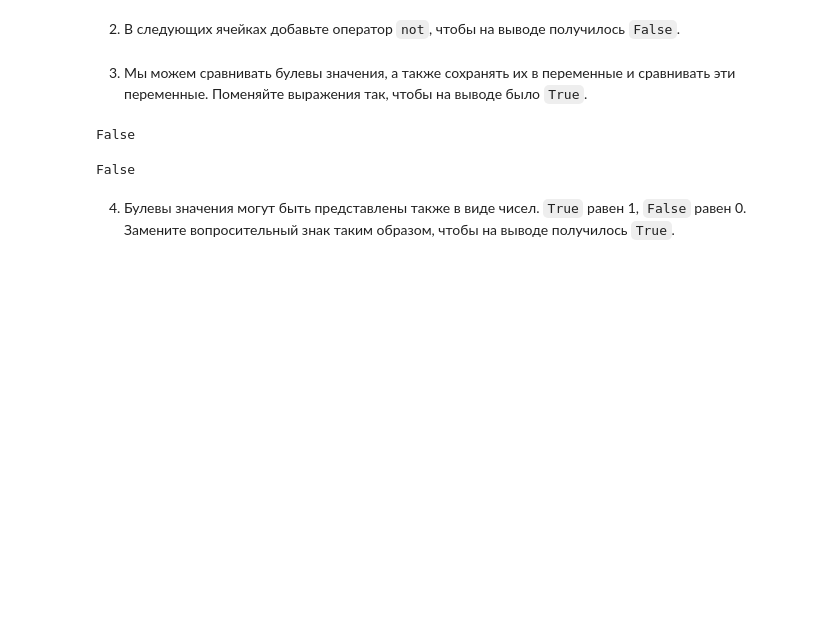
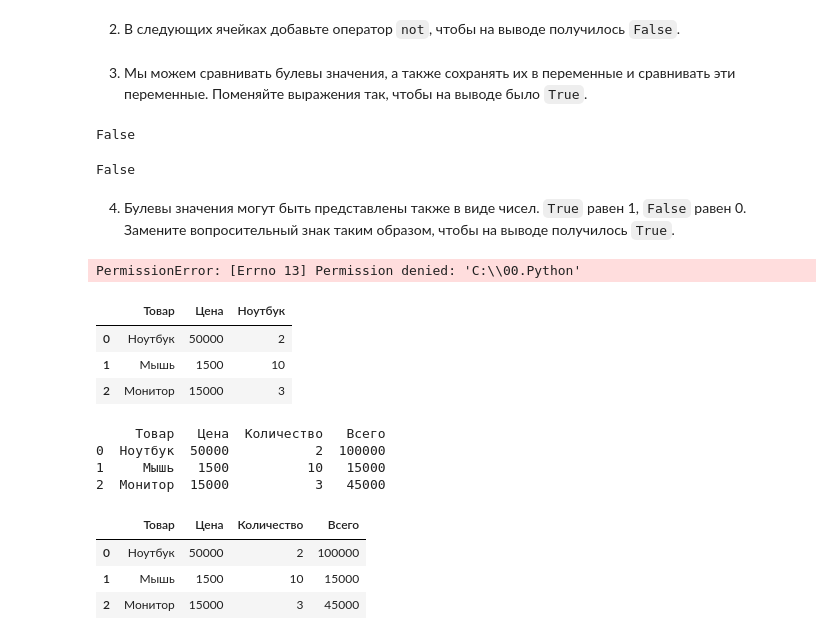
Before and after one commit to udovenkodv777-creator/Python-Course, a Jupyter notebook: Практика.ipynb, the cells around one changed output. Saved outputs shown, nothing was run; the diff lists cells and outputs as text; code cells hidden in the pictures; blank space fills up the shorter version.

```diff
--- a/Практика.ipynb
+++ b/Практика.ipynb
@@ -142,3 +142,7 @@ True + False + True == ?
 True * 5 * False > ?
 # %%
 ? False == True
+# %%
+df = pd.read_excel(r'C:\00.Python')
+# %% [output]
+PermissionError: [Errno 13] Permission denied: 'C:\\00.Python'
@@ -144,0 +151,21 @@ True * 5 * False > ?
+# %%
+df
+# %% [output]
+|  | Товар | Цена | Ноутбук |
+| 0 | Ноутбук | 50000 | 2 |
+| 1 | Мышь | 1500 | 10 |
+| 2 | Монитор | 15000 | 3 |
+# %%
+# 1. Переименовываем колонку
+df = df.rename(columns={'Ноутбук': 'Количество'})
+
+# 2. Считаем общую стоимость по каждой позиции
+df['Всего'] = df['Цена'] * df['Количество']
+
+# 3. Выводим результат
+print(df)
+# %% [output]
+     Товар   Цена  Количество   Всего
+0  Ноутбук  50000           2  100000
+1     Мышь   1500          10   15000
+2  Монитор  15000           3   45000
@@ -144,0 +176,7 @@ True * 5 * False > ?
+# %%
+df
+# %% [output]
+|  | Товар | Цена | Количество | Всего |
+| 0 | Ноутбук | 50000 | 2 | 100000 |
+| 1 | Мышь | 1500 | 10 | 15000 |
+| 2 | Монитор | 15000 | 3 | 45000 |
```
Also changed, not shown: parts of 8 cells of this notebook, 4 other files.
